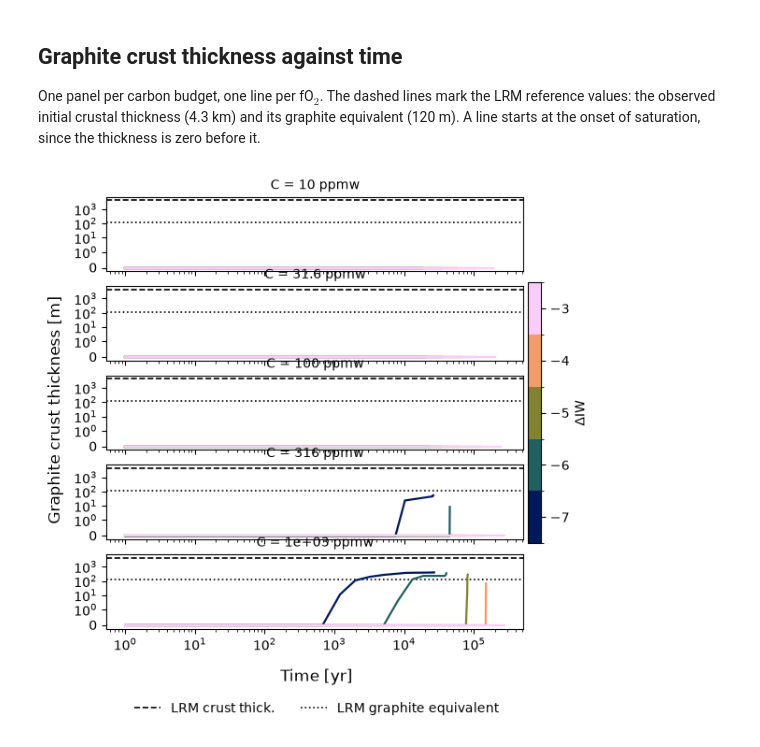
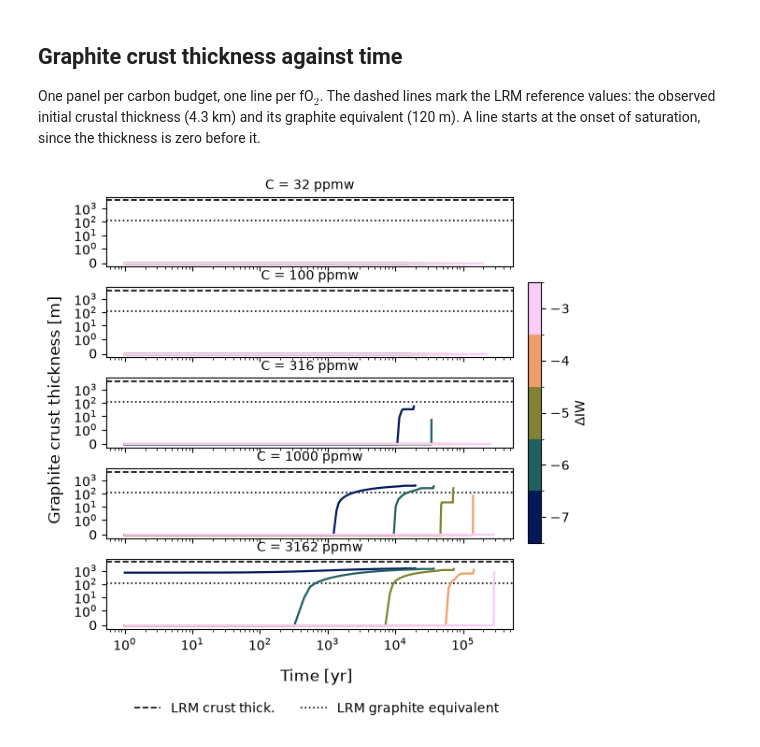
Before and after one commit to nichollsh/proteus_analysis, a Jupyter notebook: mercury_graphite_grid.ipynb, the cells around one changed output. Saved outputs shown, nothing was run; the diff lists cells and outputs as text; code cells hidden in the pictures.

Commit message:
graphite

```diff
--- a/mercury_graphite_grid.ipynb
+++ b/mercury_graphite_grid.ipynb
@@ -16,7 +16,7 @@ from proteus.utils.constants import condensate_density
 # %% [output]
 Detected IPython. Loading juliacall extension. See https://juliapy.github.io/PythonCall.jl/stable/compat/#IPython
 # %%
-pgrid_dir = "data/mercury_graphite_grid_v11"
+pgrid_dir = "data/mercury_graphite_grid_v12"
 outdir = "output/mercury_graphite_grid"
 os.makedirs(outdir, exist_ok=True)
 
@@ -204,32 +221,34 @@ cmap_f = cmc.batlow
 norm_f = BoundaryNorm(np.concatenate([dIW_vals - 0.5, [dIW_vals[-1] + 0.5]]), cmap_f.N)
 
 nrow = len(C_vals)
 fig, axs = plt.subplots(nrow, 1, figsize=(6.0, 1.2 * nrow), sharex=True, sharey=True, squeeze=False)
 axs = axs[:, 0]
 for ax, c in zip(axs, C_vals):
     for x in dIW_vals:
         if (x, c) not in series:
             continue
         time, thick = series[(x, c)]
         ok = (thick > 0) & (time > 0)
         if ok.any():
             ax.plot(time[ok], thick[ok], color=cmap_f(norm_f(x)), lw=1.6)
     for v, ls in ((LRM_CRUST_M, "--"), (LRM_GRAPHITE_M, ":")):
         ax.axhline(v, color="k", ls=ls, lw=1.2, zorder=1)
     ax.set_xscale("log")
     ax.set_yscale("symlog", linthresh=1.0)
-    ax.set_title(f"C = {c:.3g}" + (" ppmw" if C_mode == "ppmw" else ""), fontsize=10)
+    ax.set_title(f"C = {c:.0f} ppmw", fontsize=10)
 fig.supxlabel("Time [yr]")
 fig.supylabel("Graphite crust thickness [m]")
 
 sm = plt.cm.ScalarMappable(cmap=cmap_f, norm=norm_f)
 cb = fig.colorbar(sm, ax=list(axs), ticks=dIW_vals, pad=0.01, fraction=0.03)
 cb.set_label(r"$\Delta$IW")
 refs = [Line2D([], [], color="k", ls="--", lw=1.2), Line2D([], [], color="k", ls=":", lw=1.2)]
 fig.legend(refs, [f"LRM crust thick.",
                   f"LRM graphite equivalent"],
            loc="upper center", ncol=2, frameon=False, bbox_to_anchor=(0.5, 0))
+
+fig.subplots_adjust(hspace=0.3, right=0.85)
 fig.savefig(os.path.join(outdir, "graphite_thickness_vs_time.pdf"), bbox_inches="tight")
 plt.show()
 # %% [output]
-[figure, old version]
+[figure, new version]
```
Also changed, not shown: parts of 6 cells of this notebook.
